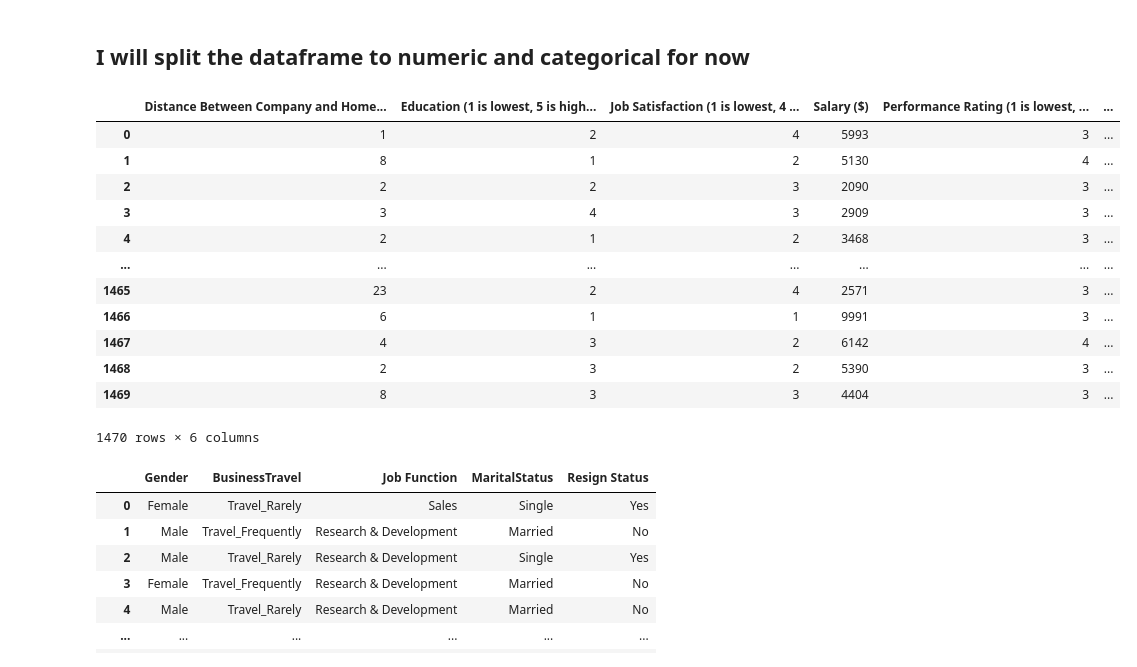
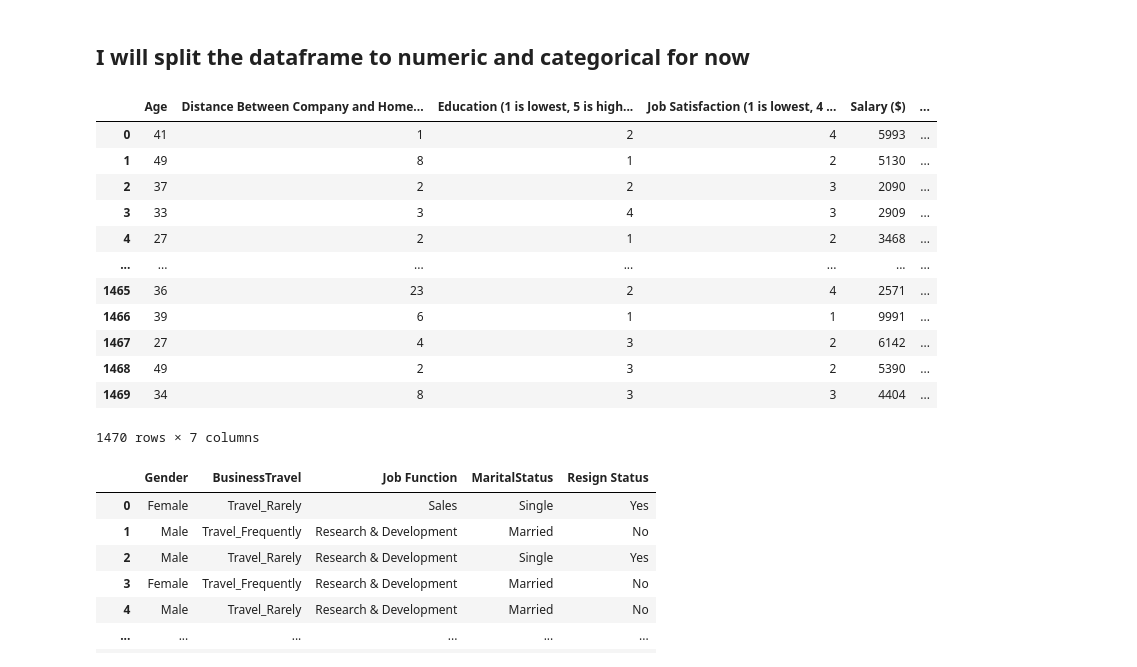
Before and after one commit to JoelPoah/AIMLCA2, a Jupyter notebook: Clustering_PartB/clustering.ipynb, the cells around one changed output. Saved outputs shown, nothing was run; the diff lists cells and outputs as text; code cells hidden in the pictures.

```diff
--- a/Clustering_PartB/clustering.ipynb
+++ b/Clustering_PartB/clustering.ipynb
@@ -72,24 +79,25 @@ dtype: int64
 ## I will split the dataframe to numeric and categorical for now
 # %%
 # get columns 0 ,4,5,6,8,9,10,11
-num = cluster.iloc[:,4:7]
+num0 = cluster.iloc[:,0]
+num1 = cluster.iloc[:,4:7]
 num2= cluster.iloc[:,8:11]
-num =pd.concat([num,num2],axis=1)
+num =pd.concat([num0,num1,num2],axis=1)
 num
 # %% [output]
-|  | Distance Between Company and Home... | Education (1 is lowest, 5 is high... | Job Satisfaction (1 is lowest, 4 ... | Salary ($) | Performance Rating (1 is lowest, ... | ... |
-| 0 | 1 | 2 | 4 | 5993 | 3 | ... |
-| 1 | 8 | 1 | 2 | 5130 | 4 | ... |
-| 2 | 2 | 2 | 3 | 2090 | 3 | ... |
-| 3 | 3 | 4 | 3 | 2909 | 3 | ... |
-| 4 | 2 | 1 | 2 | 3468 | 3 | ... |
+|  | Age | Distance Between Company and Home... | Education (1 is lowest, 5 is high... | Job Satisfaction (1 is lowest, 4 ... | Salary ($) | ... |
+| 0 | 41 | 1 | 2 | 4 | 5993 | ... |
+| 1 | 49 | 8 | 1 | 2 | 5130 | ... |
+| 2 | 37 | 2 | 2 | 3 | 2090 | ... |
+| 3 | 33 | 3 | 4 | 3 | 2909 | ... |
+| 4 | 27 | 2 | 1 | 2 | 3468 | ... |
 | ... | ... | ... | ... | ... | ... | ... |
-| 1465 | 23 | 2 | 4 | 2571 | 3 | ... |
-| 1466 | 6 | 1 | 1 | 9991 | 3 | ... |
-| 1467 | 4 | 3 | 2 | 6142 | 4 | ... |
-| 1468 | 2 | 3 | 2 | 5390 | 3 | ... |
-| 1469 | 8 | 3 | 3 | 4404 | 3 | ... |
+| 1465 | 36 | 23 | 2 | 4 | 2571 | ... |
+| 1466 | 39 | 6 | 1 | 1 | 9991 | ... |
+| 1467 | 27 | 4 | 3 | 2 | 6142 | ... |
+| 1468 | 49 | 2 | 3 | 2 | 5390 | ... |
+| 1469 | 34 | 8 | 3 | 3 | 4404 | ... |
-1470 rows × 6 columns
+1470 rows × 7 columns
 # %%
 cat = cluster.iloc [:,1:4]
 cat1= cluster.iloc [:,7]
```
Also changed, not shown: parts of 8 cells of this notebook, 3 other files.
